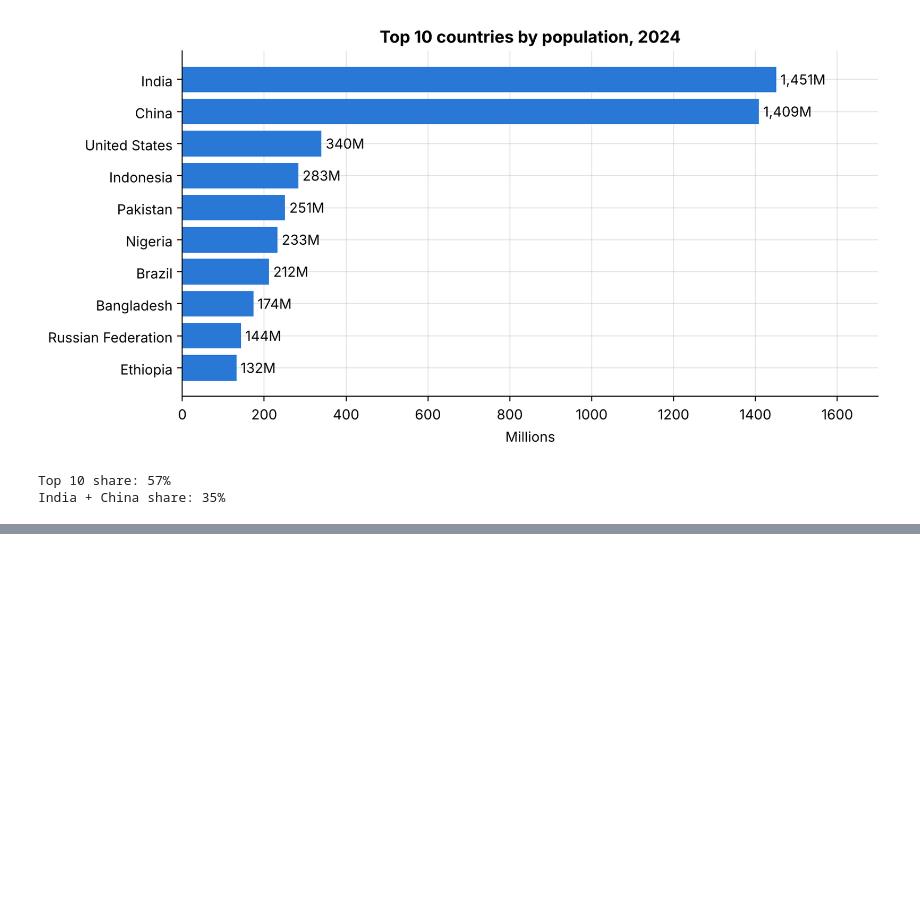
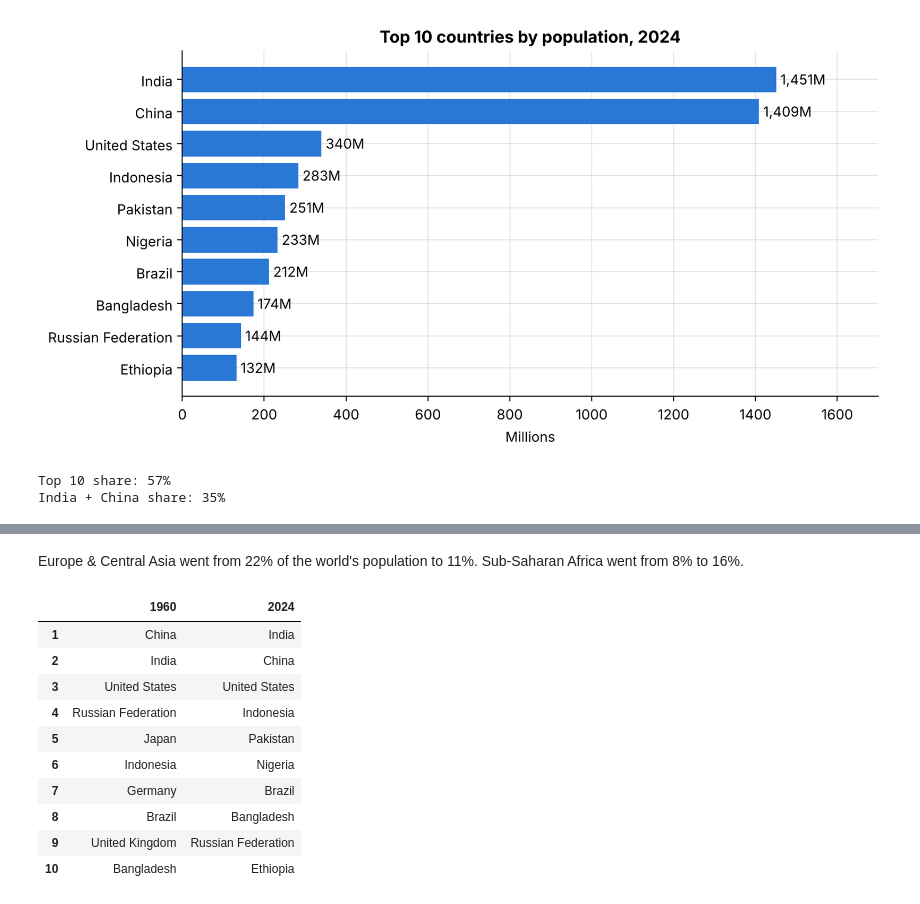
Before and after one commit to alhaddad-a/PRODIGY_DS_01, a Jupyter notebook: Task1_Population_Distribution.ipynb, the cells around one changed output, grey strips where cells are left out. Drawn from its saved outputs; the diff is of its cells as text; code cells hidden in the pictures; blank space fills up the shorter version.

```diff
--- a/Task1_Population_Distribution.ipynb
+++ b/Task1_Population_Distribution.ipynb
@@ -227,0 +291,19 @@ India + China share: 35%
+# %% [markdown]
+Europe & Central Asia went from 22% of the world's population to 11%. Sub-Saharan Africa went from 8% to 16%.
+# %%
+pd.DataFrame({
+    "1960": countries.nlargest(10, "1960")["Country Name"].values,
+    "2024": countries.nlargest(10, "pop_2024")["Country Name"].values,
+}, index=range(1, 11))
+# %% [output]
+|  | 1960 | 2024 |
+| 1 | China | India |
+| 2 | India | China |
+| 3 | United States | United States |
+| 4 | Russian Federation | Indonesia |
+| 5 | Japan | Pakistan |
+| 6 | Indonesia | Nigeria |
+| 7 | Germany | Brazil |
+| 8 | Brazil | Bangladesh |
+| 9 | United Kingdom | Russian Federation |
+| 10 | Bangladesh | Ethiopia |
```
Also changed, not shown: parts of 8 cells of this notebook, 3 other files.
